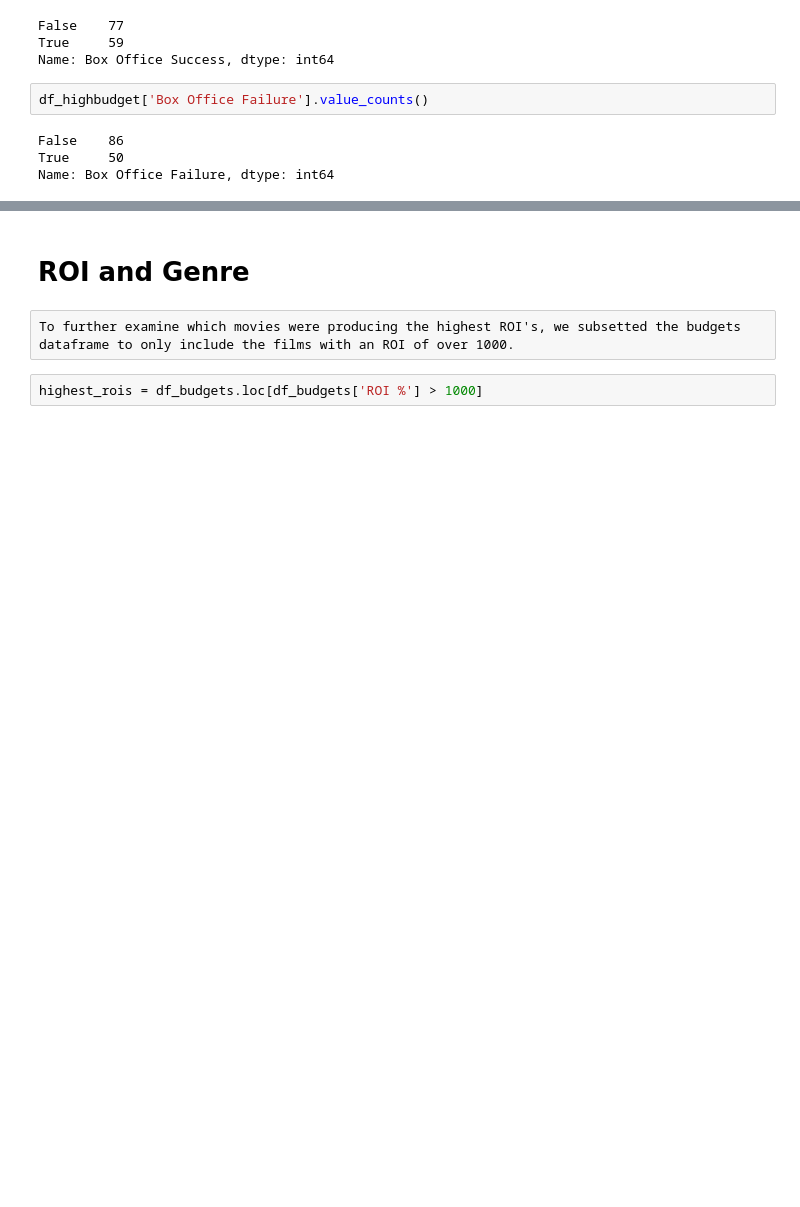
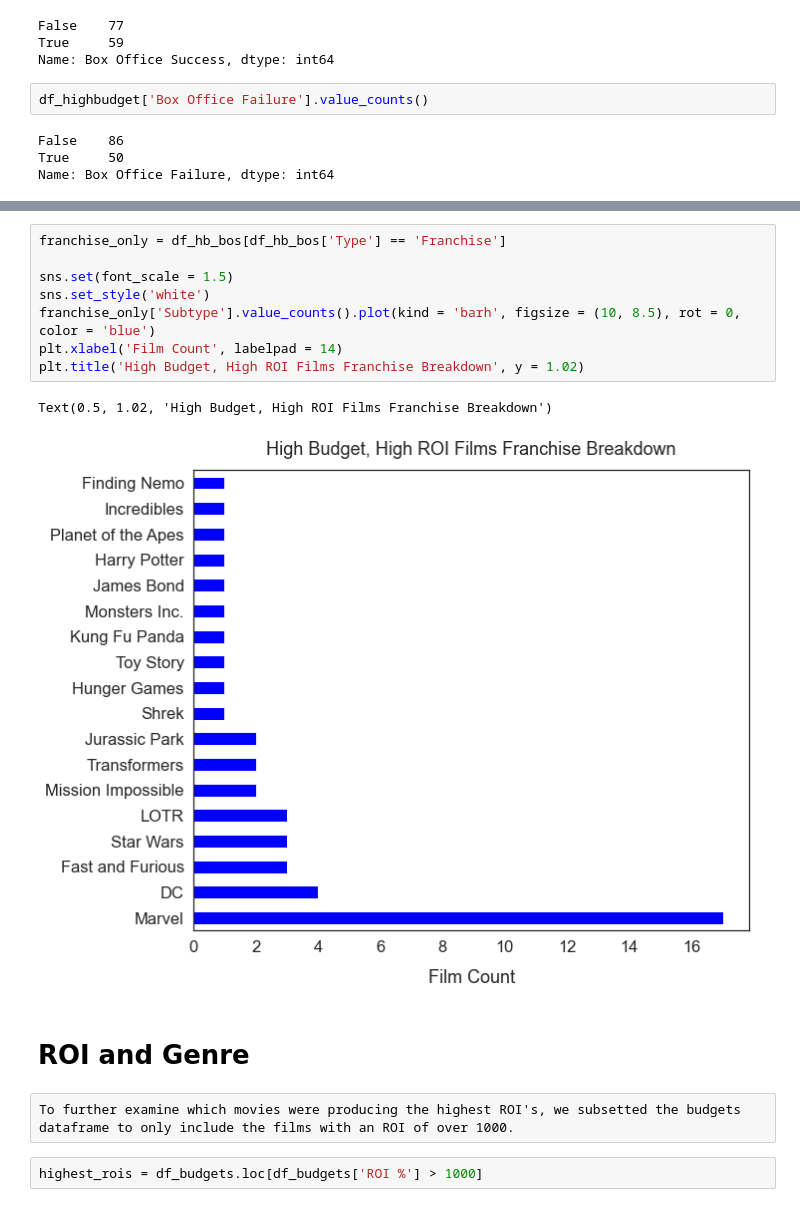
Before and after one commit to dmedd98/Group-4-Microsoft_Movie_Analysis, a Jupyter notebook: notebooks/ROI Genre.ipynb, the cells around one changed output, grey strips where cells are left out. Saved outputs shown, nothing was run; the diff lists cells and outputs as text; blank space fills up the shorter version.

```diff
--- a/notebooks/ROI Genre.ipynb
+++ b/notebooks/ROI Genre.ipynb
@@ -121,3 +152,14 @@ ax.bar(x, y);
+# %%
+franchise_only = df_hb_bos[df_hb_bos['Type'] == 'Franchise']
+
+sns.set(font_scale = 1.5)
+sns.set_style('white')
+franchise_only['Subtype'].value_counts().plot(kind = 'barh', figsize = (10, 8.5), rot = 0, color = 'blue')
+plt.xlabel('Film Count', labelpad = 14)
+plt.title('High Budget, High ROI Films Franchise Breakdown', y = 1.02)
+# %% [output]
+Text(0.5, 1.02, 'High Budget, High ROI Films Franchise Breakdown')
+[figure, added]
 # %% [markdown]
 # ROI and Genre
 # %% [raw]
```
Also changed, not shown: parts of 15 cells of this notebook, 4 other files.
